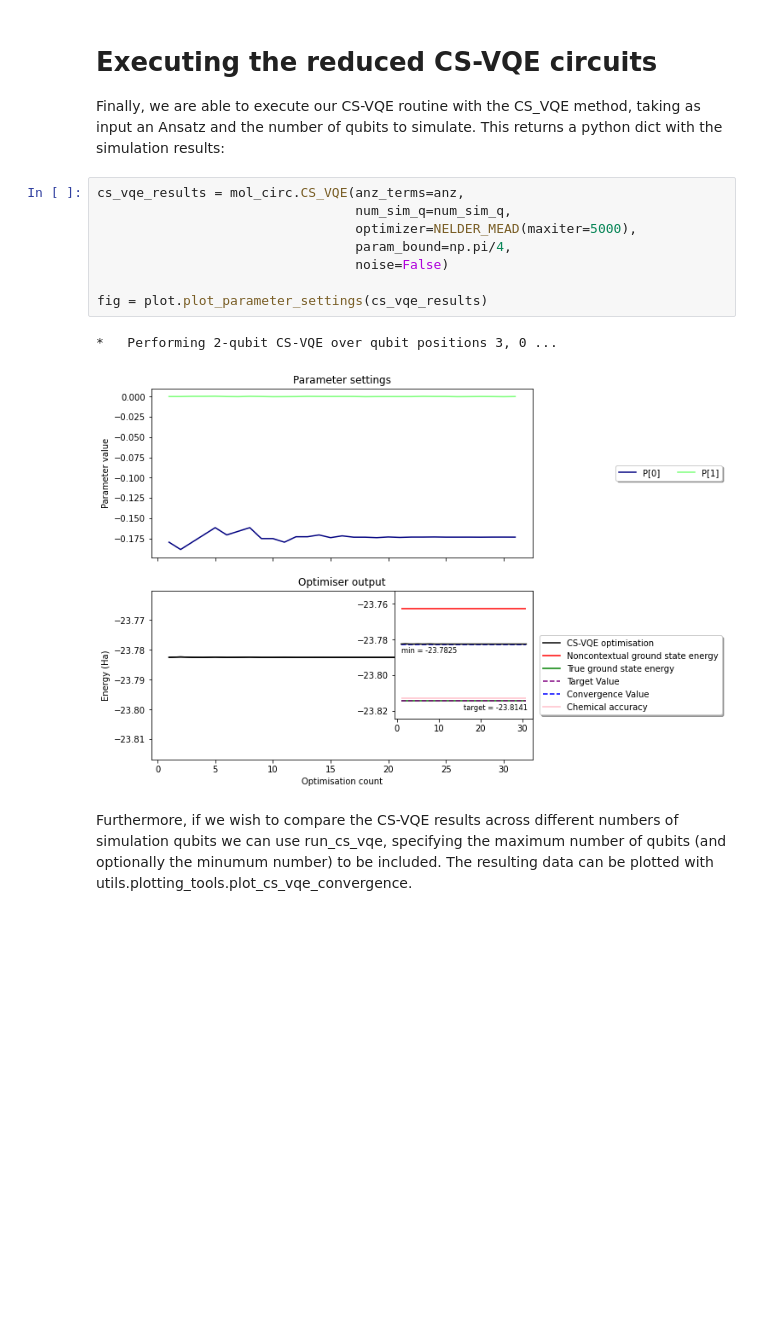
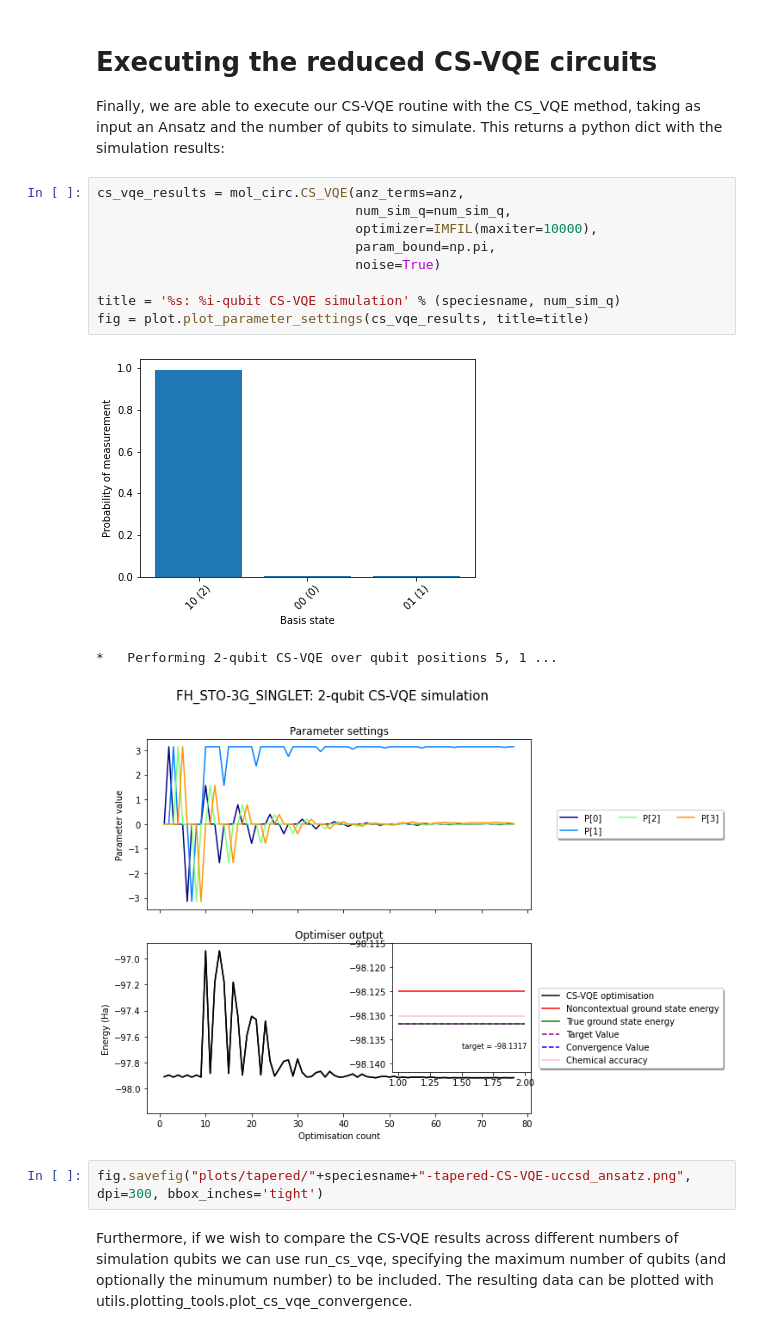
Before and after one commit to wmkirby1/CS-VQE, a Jupyter notebook: usage.ipynb, the cells around one changed output. Cells and saved outputs as stored; diff of their text form; blank space fills up the shorter version.

```diff
--- a/usage.ipynb
+++ b/usage.ipynb
@@ -97,14 +113,18 @@ Finally, we are able to execute our CS-VQE routine with the CS_VQE method, takin
 # %%
 cs_vqe_results = mol_circ.CS_VQE(anz_terms=anz,
                                  num_sim_q=num_sim_q,
-                                 optimizer=NELDER_MEAD(maxiter=5000),
-                                 param_bound=np.pi/4,
-                                 noise=False)
+                                 optimizer=IMFIL(maxiter=10000),
+                                 param_bound=np.pi,
+                                 noise=True)
 
-fig = plot.plot_parameter_settings(cs_vqe_results)
+title = '%s: %i-qubit CS-VQE simulation' % (speciesname, num_sim_q)
+fig = plot.plot_parameter_settings(cs_vqe_results, title=title)
 # %% [output]
+[figure, new version]
-*   Performing 2-qubit CS-VQE over qubit positions 3, 0 ...
+*   Performing 2-qubit CS-VQE over qubit positions 5, 1 ...
-[figure, old version]
+[figure, added]
+# %%
+fig.savefig("plots/tapered/"+speciesname+"-tapered-CS-VQE-uccsd_ansatz.png", dpi=300, bbox_inches='tight')
 # %% [markdown]
 Furthermore, if we wish to compare the CS-VQE results across different numbers of simulation qubits we can use run_cs_vqe, specifying the maximum number of qubits (and optionally the minumum number) to be included. The resulting data can be plotted with utils.plotting_tools.plot_cs_vqe_convergence.
 # %%
```
Also changed, not shown: parts of 8 cells of this notebook, 4 other files.
